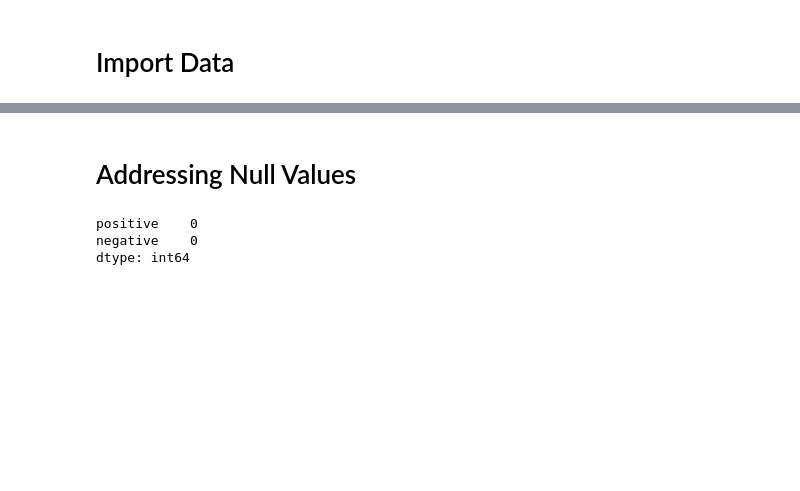
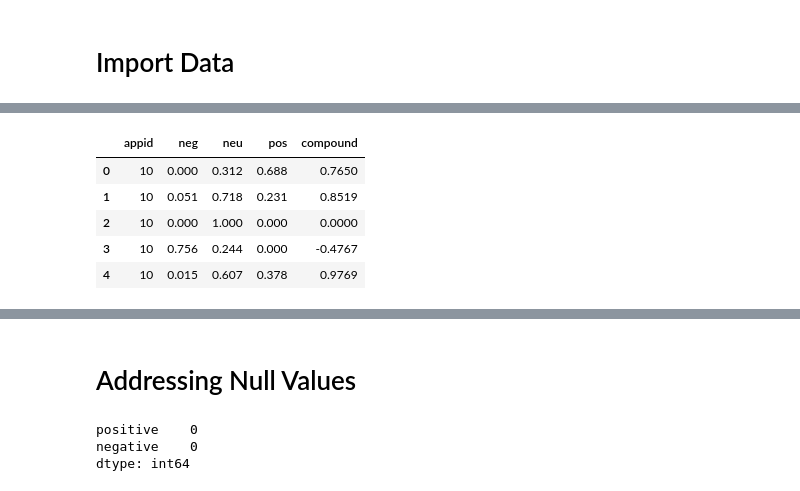
Before and after one commit to Mattcalcaterra/steamMarketPrediction, a Jupyter notebook: Final Project.ipynb, the cells around one changed output, grey strips where cells are left out. Saved outputs shown, nothing was run; the diff lists cells and outputs as text; code cells hidden in the pictures; blank space fills up the shorter version.

```diff
--- a/Final Project.ipynb
+++ b/Final Project.ipynb
@@ -40,0 +117,5 @@ games_df.head()
+# %%
+def string_to_dict(dict_string):
+    # Convert to proper json format
+    dict_string = dict_string.replace("'", '"')
+    return json.loads(dict_string)
@@ -40,0 +137,11 @@ games_df.head()
+# %%
+# Drop the original sentiment column
+sent_df = sent_df.drop(columns=["sentiment"])
+sent_df.head()
+# %% [output]
+|  | appid | neg | neu | pos | compound |
+| 0 | 10 | 0.000 | 0.312 | 0.688 | 0.7650 |
+| 1 | 10 | 0.051 | 0.718 | 0.231 | 0.8519 |
+| 2 | 10 | 0.000 | 1.000 | 0.000 | 0.0000 |
+| 3 | 10 | 0.756 | 0.244 | 0.000 | -0.4767 |
+| 4 | 10 | 0.015 | 0.607 | 0.378 | 0.9769 |
```
Also changed, not shown: parts of 15 cells of this notebook, 1 other file.
